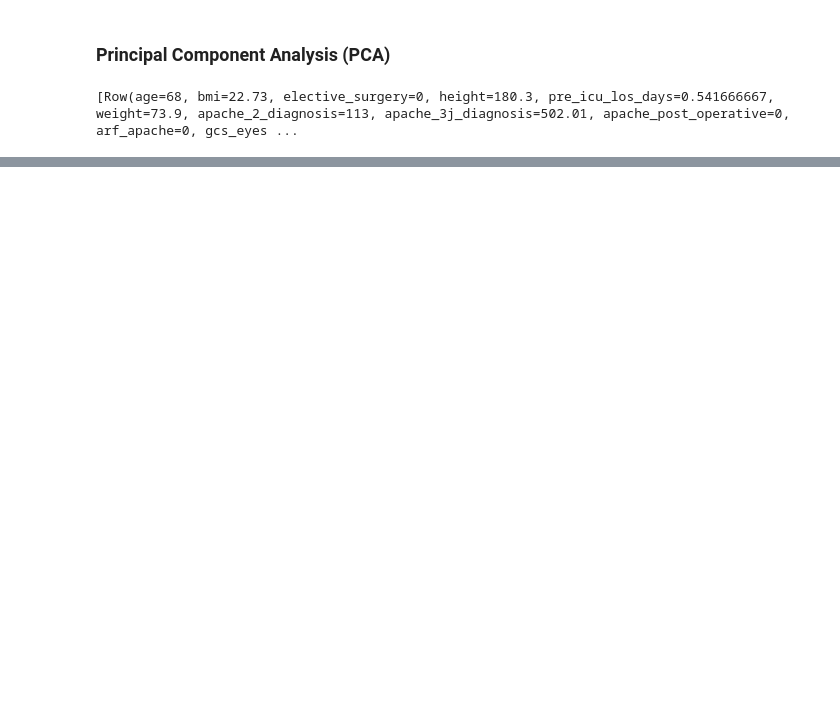
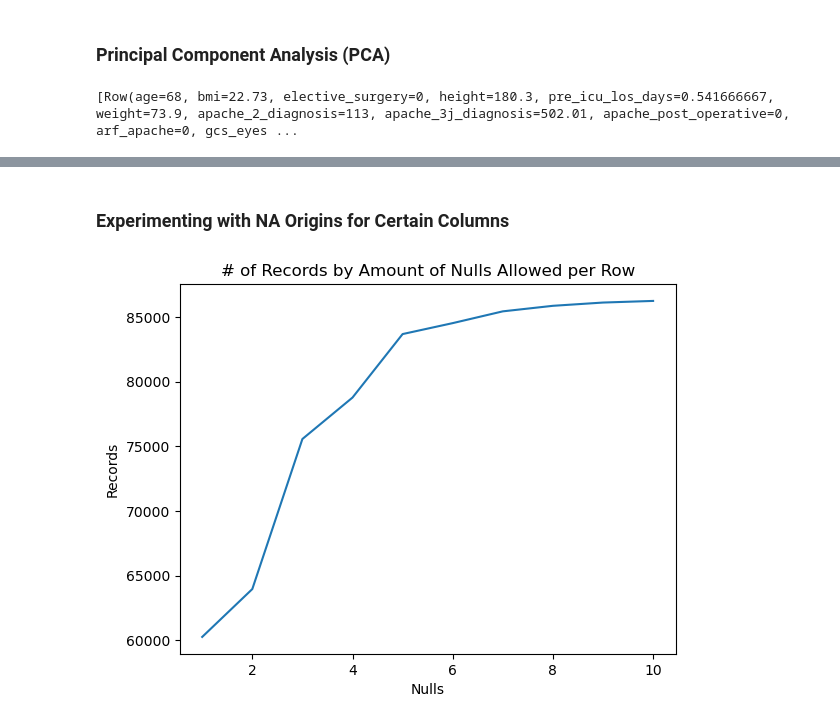
Before and after one commit to btchae/DS5110_Project, a Jupyter notebook: DS5110_Final_Project.ipynb, the cells around one changed output, grey strips where cells are left out. Saved outputs shown, nothing was run; the diff lists cells and outputs as text; code cells hidden in the pictures; blank space fills up the shorter version.

```diff
--- a/DS5110_Final_Project.ipynb
+++ b/DS5110_Final_Project.ipynb
@@ -325,0 +371,24 @@ Index(['apache_4a_hospital_death_prob', 'apache_4a_icu_death_prob',
+# %% [markdown]
+### Experimenting with NA Origins for Certain Columns
+# %%
+import matplotlib.pyplot as plt
+num_nulls_df=data.withColumn('numNulls', sum(data[col].isNull().cast('int') for col in data.columns))
+# num_nulls_df.filter([data[i].isNull()==False for i in s1list]).show()
+# num_nulls_df.filter([col(i).isNull()==False for i in s1list])
+less_nulls_df = num_nulls_df.filter(col('h1_mbp_min').isNotNull())
+# less_nulls = less_nulls.filter(less_nulls.numNulls < 3)
+# less_nulls.count()
+x = range(1,11)
+y = []
+for i in range(1, 11):
+    y.append(less_nulls_df.filter(less_nulls_df.numNulls < i).count())
+# less_nulls_df = num_nulls_df.filter((num_nulls_df.numNulls < 2) and col('h1_mbp_min').isNotNull())
+# less_nulls_df.count()
+# %%
+plt.title('# of Records by Amount of Nulls Allowed per Row')
+plt.xlabel('Nulls')
+plt.ylabel('Records')
+plt.plot(x, y)
+plt.show()
+# %% [output]
+[figure, added]
```
Also changed, not shown: parts of 33 cells of this notebook.
